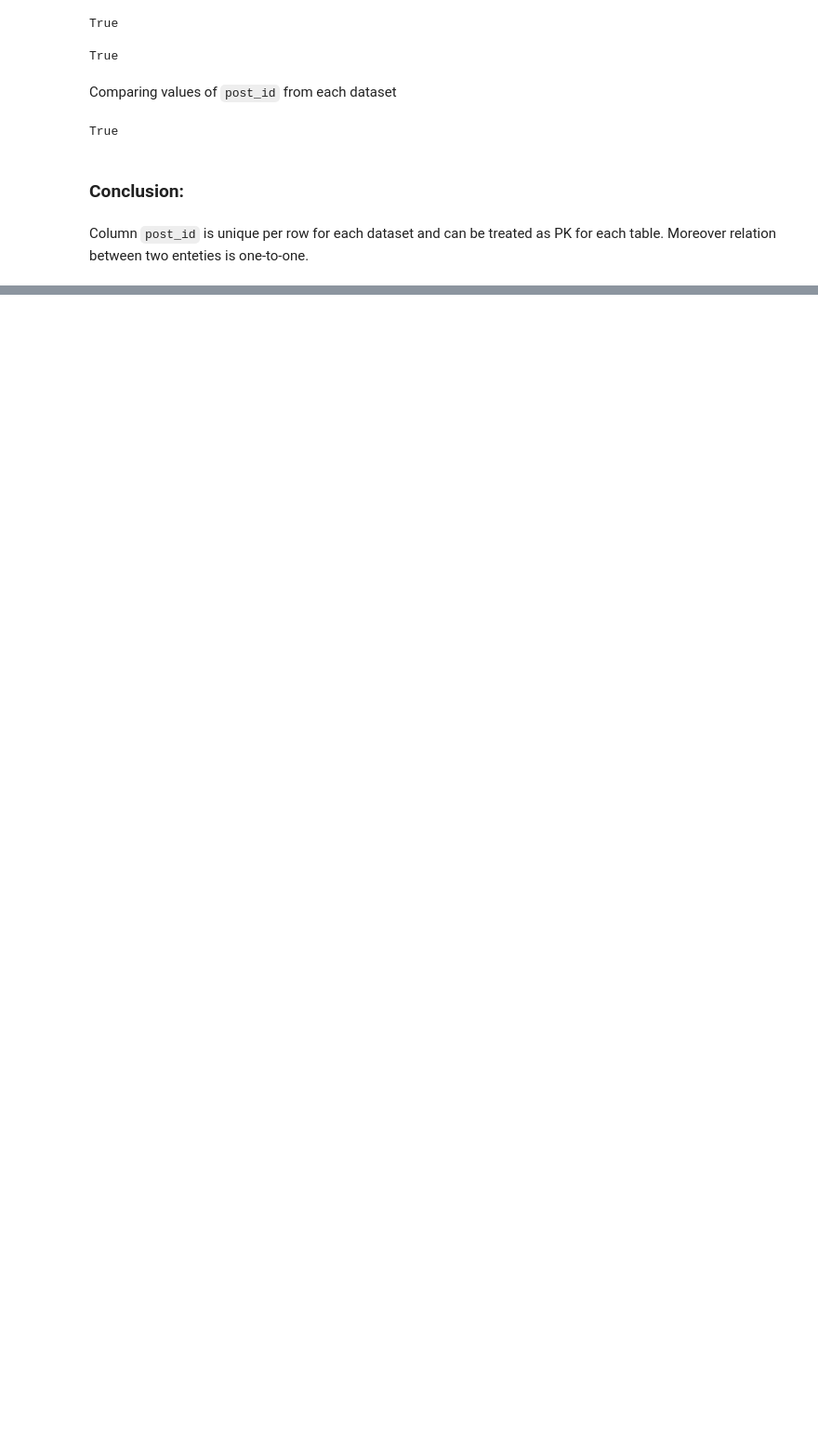
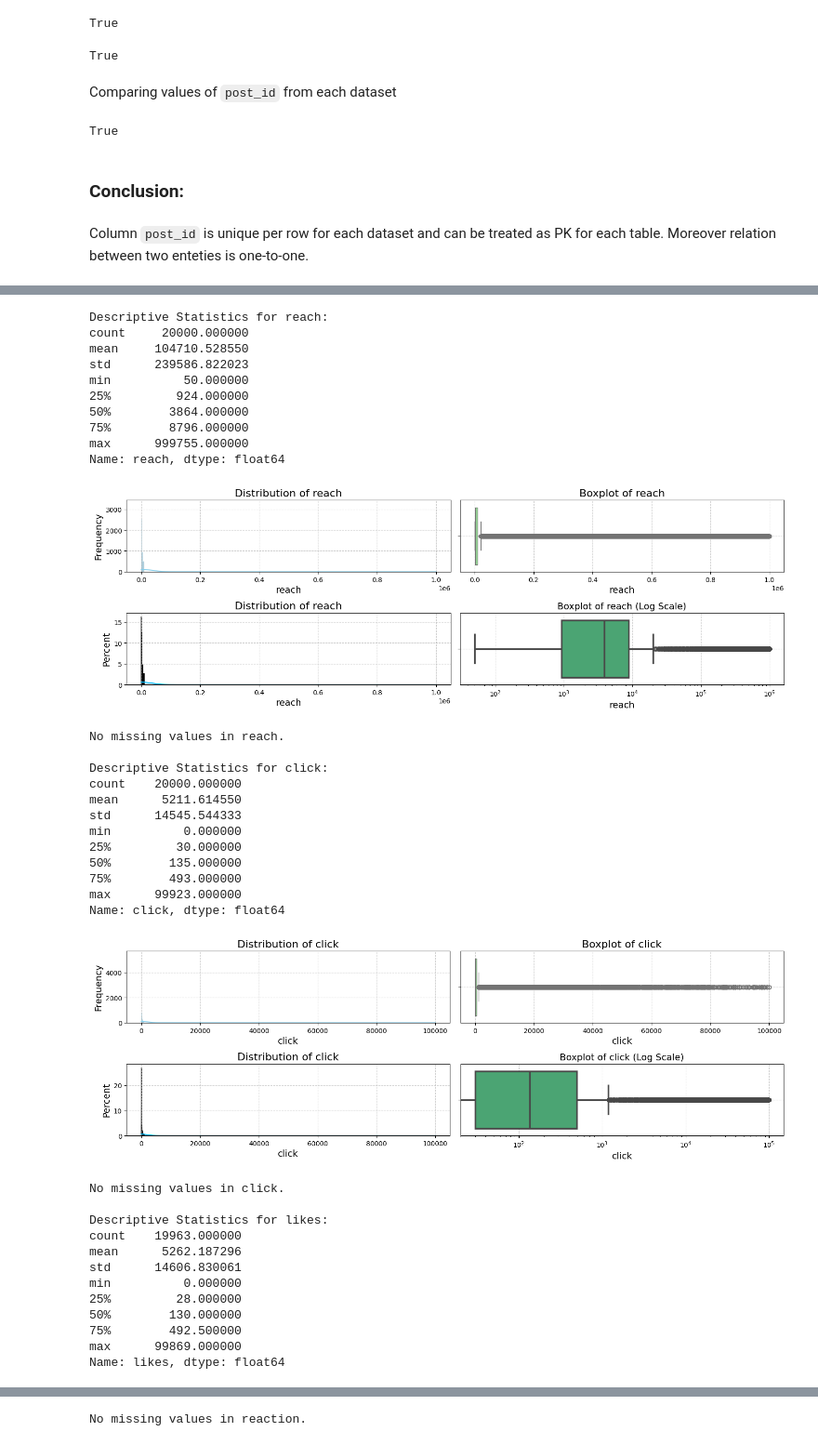
Before and after one commit to KKDD41/DA_Assignment_1, a Jupyter notebook: EDA.ipynb, the cells around one changed output, grey strips where cells are left out. Shown at 93% size. Saved outputs shown, nothing was run; the diff lists cells and outputs as text; code cells hidden in the pictures; blank space fills up the shorter version.

```diff
--- a/EDA.ipynb
+++ b/EDA.ipynb
@@ -163,0 +208,39 @@ Column `post_id` is unique per row for each dataset and can be treated as PK for
+# %%
+analyse_numerical_features(posts_df_cleaned_rows, cols_to_remove=["post_id"])
+# %% [output]
+Descriptive Statistics for reach:
+count     20000.000000
+mean     104710.528550
+std      239586.822023
+min          50.000000
+25%         924.000000
+50%        3864.000000
+75%        8796.000000
+max      999755.000000
+Name: reach, dtype: float64
+[figure, added]
+No missing values in reach.
+
+Descriptive Statistics for click:
+count    20000.000000
+mean      5211.614550
+std      14545.544333
+min          0.000000
+25%         30.000000
+50%        135.000000
+75%        493.000000
+max      99923.000000
+Name: click, dtype: float64
+[figure, added]
+No missing values in click.
+
+Descriptive Statistics for likes:
+count    19963.000000
+mean      5262.187296
+std      14606.830061
+min          0.000000
+25%         28.000000
+50%        130.000000
+75%        492.500000
+max      99869.000000
+Name: likes, dtype: float64
@@ -163,0 +287 @@ Column `post_id` is unique per row for each dataset and can be treated as PK for
+No missing values in reaction.
```
Also changed, not shown: parts of 14 cells of this notebook, 2 other files.
